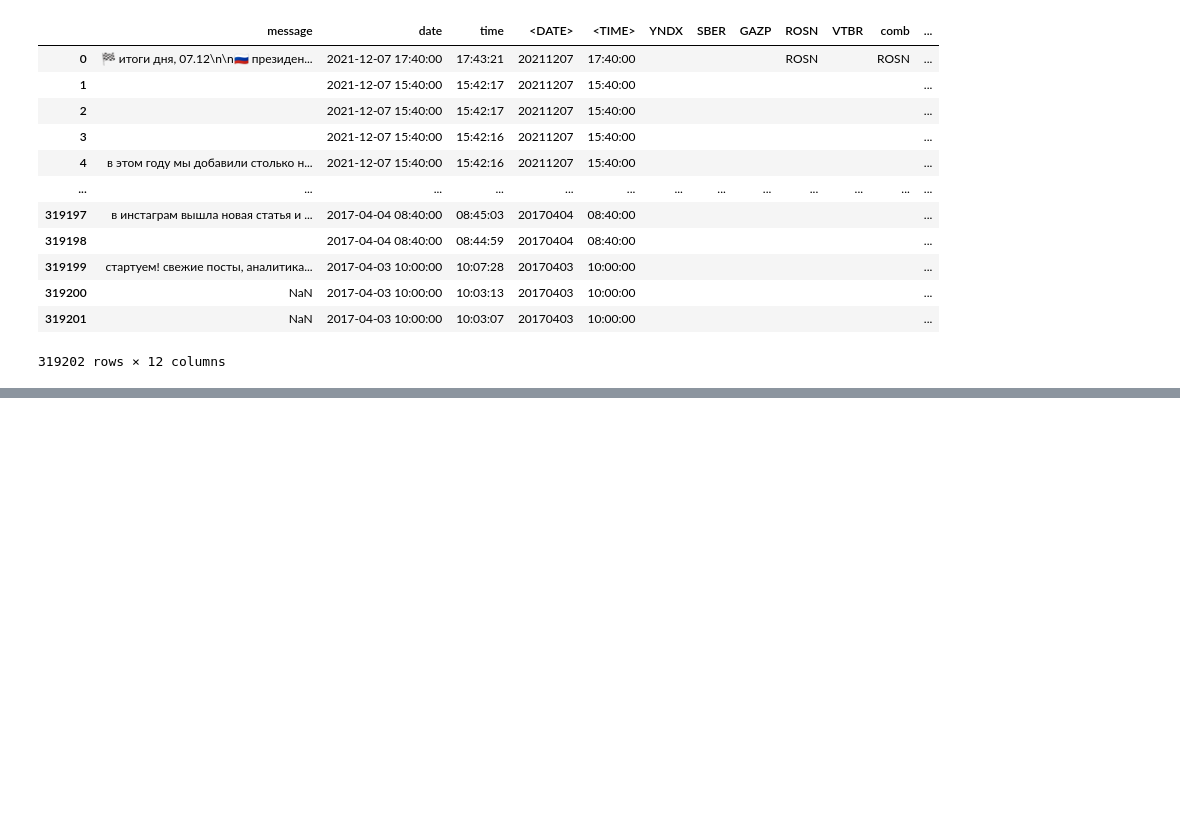
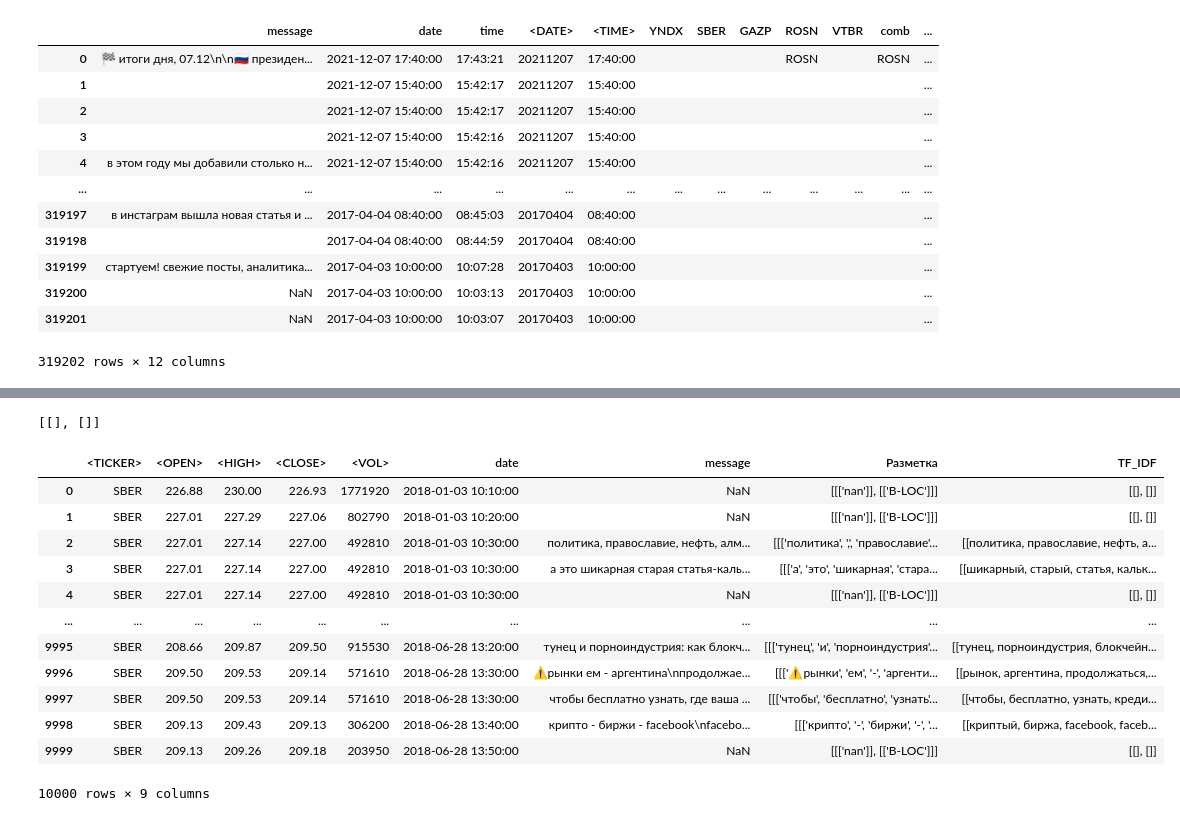
Before and after one commit to dariagerasimenko/stock_price_prediction_using_news, a Jupyter notebook: notebooks/Создание Датасета.ipynb, the cells around one changed output, grey strips where cells are left out. Drawn from its saved outputs; the diff is of its cells as text; code cells hidden in the pictures; blank space fills up the shorter version.

```diff
--- a/notebooks/Создание Датасета.ipynb
+++ b/notebooks/Создание Датасета.ipynb
@@ -388,0 +489,13 @@ Note: you may need to restart the kernel to use updated packages.
+# %%
+x = data['message'].iloc[1]
+# %%
+def tfidf(x):
+    y = tokenize_n_lemmatize(x, stopwords=stopwords_ru)
+    z=[]
+    for i in y:
+        z.append(di.get(i))
+    return [y, z]
+# %%
+tfidf(str(x))
+# %% [output]
+[[], []]
@@ -388,0 +504,18 @@ Note: you may need to restart the kernel to use updated packages.
+# %%
+data['TF_IDF'] = data['message'].apply(lambda x: tfidf(str(x)))
+# %%
+data
+# %% [output]
+|  | <TICKER> | <OPEN> | <HIGH> | <CLOSE> | <VOL> | date | message | Разметка | TF_IDF |
+| 0 | SBER | 226.88 | 230.00 | 226.93 | 1771920 | 2018-01-03 10:10:00 | NaN | [[['nan']], [['B-LOC']]] | [[], []] |
+| 1 | SBER | 227.01 | 227.29 | 227.06 | 802790 | 2018-01-03 10:20:00 | NaN | [[['nan']], [['B-LOC']]] | [[], []] |
+| 2 | SBER | 227.01 | 227.14 | 227.00 | 492810 | 2018-01-03 10:30:00 | политика, православие, нефть, алм... | [[['политика', ',', 'православие'... | [[политика, православие, нефть, а... |
+| 3 | SBER | 227.01 | 227.14 | 227.00 | 492810 | 2018-01-03 10:30:00 | а это шикарная старая статья-каль... | [[['а', 'это', 'шикарная', 'стара... | [[шикарный, старый, статья, кальк... |
+| 4 | SBER | 227.01 | 227.14 | 227.00 | 492810 | 2018-01-03 10:30:00 | NaN | [[['nan']], [['B-LOC']]] | [[], []] |
+| ... | ... | ... | ... | ... | ... | ... | ... | ... | ... |
+| 9995 | SBER | 208.66 | 209.87 | 209.50 | 915530 | 2018-06-28 13:20:00 | тунец и порноиндустрия: как блокч... | [[['тунец', 'и', 'порноиндустрия'... | [[тунец, порноиндустрия, блокчейн... |
+| 9996 | SBER | 209.50 | 209.53 | 209.14 | 571610 | 2018-06-28 13:30:00 | ⚠️рынки ем - аргентина\nпродолжае... | [[['⚠️рынки', 'ем', '-', 'аргенти... | [[рынок, аргентина, продолжаться,... |
+| 9997 | SBER | 209.50 | 209.53 | 209.14 | 571610 | 2018-06-28 13:30:00 | чтобы бесплатно узнать, где ваша ... | [[['чтобы', 'бесплатно', 'узнать'... | [[чтобы, бесплатно, узнать, креди... |
+| 9998 | SBER | 209.13 | 209.43 | 209.13 | 306200 | 2018-06-28 13:40:00 | крипто - биржи - facebook\nfacebo... | [[['крипто', '-', 'биржи', '-', '... | [[криптый, биржа, facebook, faceb... |
+| 9999 | SBER | 209.13 | 209.26 | 209.18 | 203950 | 2018-06-28 13:50:00 | NaN | [[['nan']], [['B-LOC']]] | [[], []] |
+10000 rows × 9 columns
```
Also changed, not shown: parts of 70 cells of this notebook, 1 other file.
